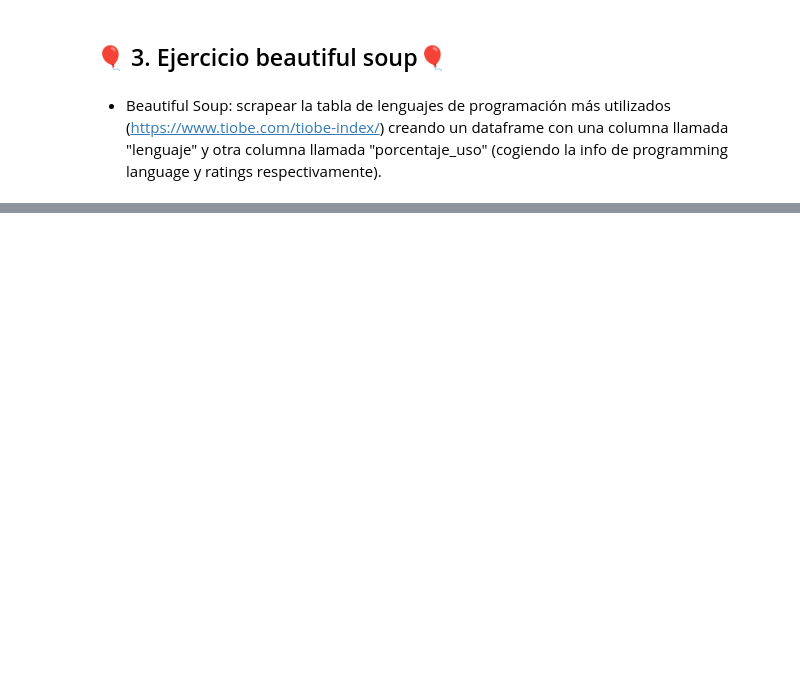
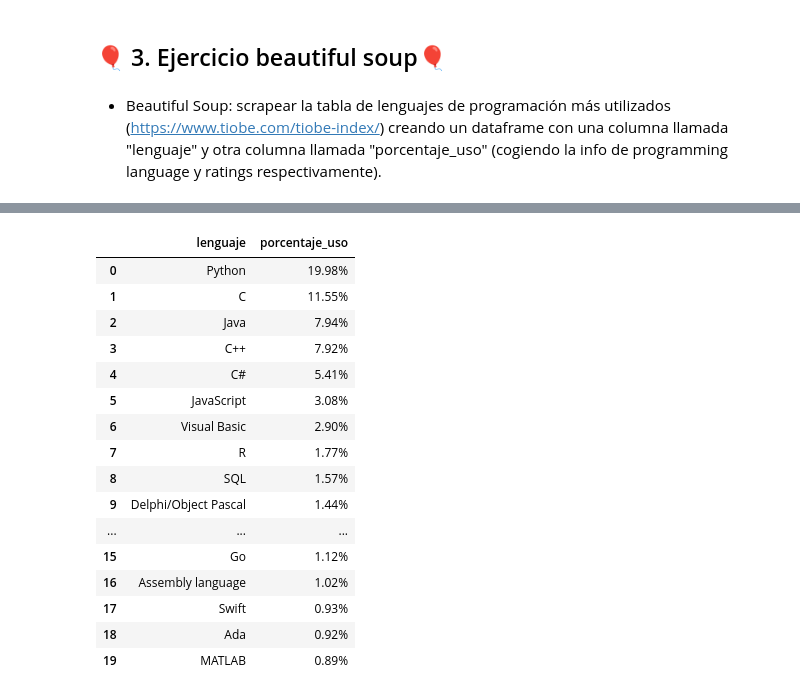
Before and after one commit to afkceline/portfolio, a Jupyter notebook: Web Scraping/case_study_bs_pandas.ipynb, the cells around one changed output, grey strips where cells are left out. Saved outputs shown, nothing was run; the diff lists cells and outputs as text; code cells hidden in the pictures; blank space fills up the shorter version.

```diff
--- a/Web Scraping/case_study_bs_pandas.ipynb
+++ b/Web Scraping/case_study_bs_pandas.ipynb
@@ -411,5 +719,23 @@ df_p
 # %%
 #Eliminamos las columnas para obtener df final
 
-df_p = df_p.drop(columns=['Mar 2026', 'Mar 2025', 'Change.1'])
+df_p = df_p.drop(columns=['May 2026', 'May 2025', 'Change.1'])
 df_p
+# %% [output]
+|  | lenguaje | porcentaje_uso |
+| 0 | Python | 19.98% |
+| 1 | C | 11.55% |
+| 2 | Java | 7.94% |
+| 3 | C++ | 7.92% |
+| 4 | C# | 5.41% |
+| 5 | JavaScript | 3.08% |
+| 6 | Visual Basic | 2.90% |
+| 7 | R | 1.77% |
+| 8 | SQL | 1.57% |
+| 9 | Delphi/Object Pascal | 1.44% |
+| ... | ... | ... |
+| 15 | Go | 1.12% |
+| 16 | Assembly language | 1.02% |
+| 17 | Swift | 0.93% |
+| 18 | Ada | 0.92% |
+| 19 | MATLAB | 0.89% |
```
Also changed, not shown: parts of 52 cells of this notebook.
